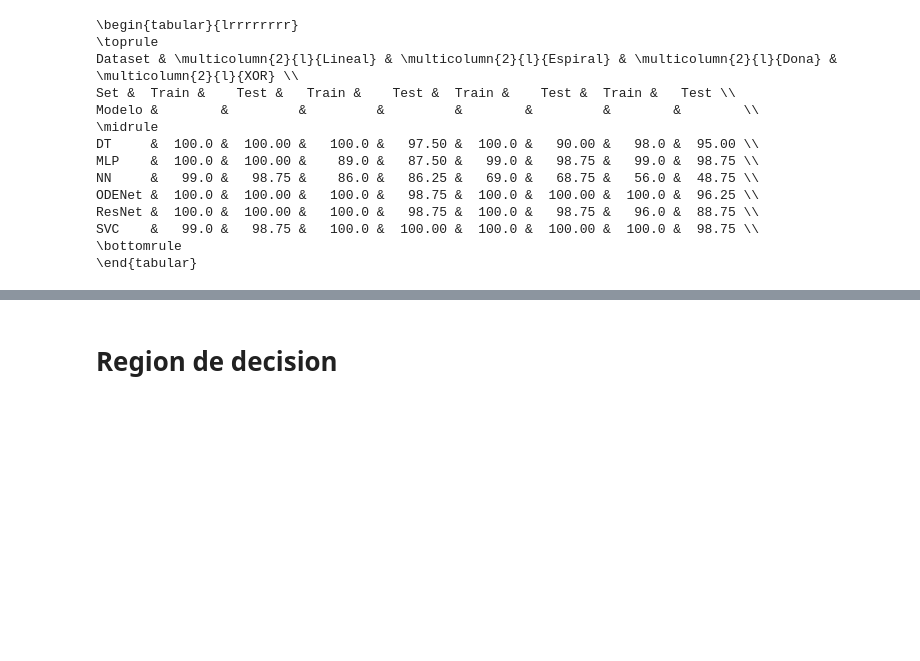
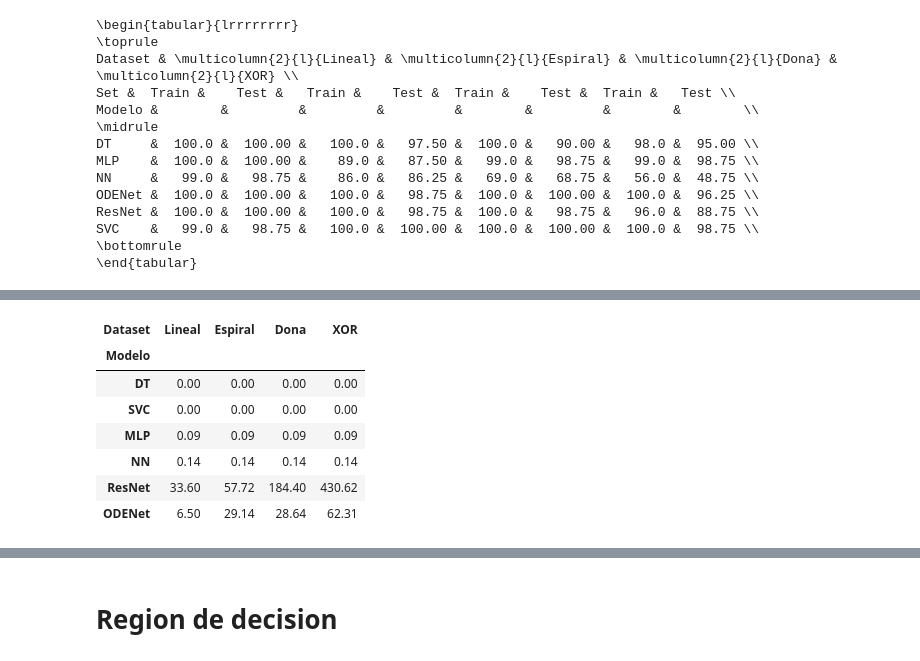
Before and after one commit to furrutiav/deep-learning-as-optimal-control, a Jupyter notebook: 07_resumen_resultados.ipynb, the cells around one changed output, grey strips where cells are left out. Drawn from its saved outputs; the diff is of its cells as text; code cells hidden in the pictures; blank space fills up the shorter version.

```diff
--- a/07_resumen_resultados.ipynb
+++ b/07_resumen_resultados.ipynb
@@ -573,0 +646,14 @@ SVC    &   99.0 &   98.75 &   100.0 &  100.00 &  100.0 &  100.00 &  100.0 &  98.
+# %%
+summary = train_table.pivot(index='Modelo', columns="Dataset".split(), values="Tiempo (s)")
+summary = summary.apply(lambda x: np.round(x, 2))
+summary = summary["Lineal Espiral Dona XOR".split()].loc["DT SVC MLP NN ResNet ODENet".split()]
+summary
+# %% [output]
+| Dataset | Lineal | Espiral | Dona | XOR |
+| Modelo |  |  |  |  |
+| DT | 0.00 | 0.00 | 0.00 | 0.00 |
+| SVC | 0.00 | 0.00 | 0.00 | 0.00 |
+| MLP | 0.09 | 0.09 | 0.09 | 0.09 |
+| NN | 0.14 | 0.14 | 0.14 | 0.14 |
+| ResNet | 33.60 | 57.72 | 184.40 | 430.62 |
+| ODENet | 6.50 | 29.14 | 28.64 | 62.31 |
```
Also changed, not shown: parts of 14 cells of this notebook, 13 other files.
